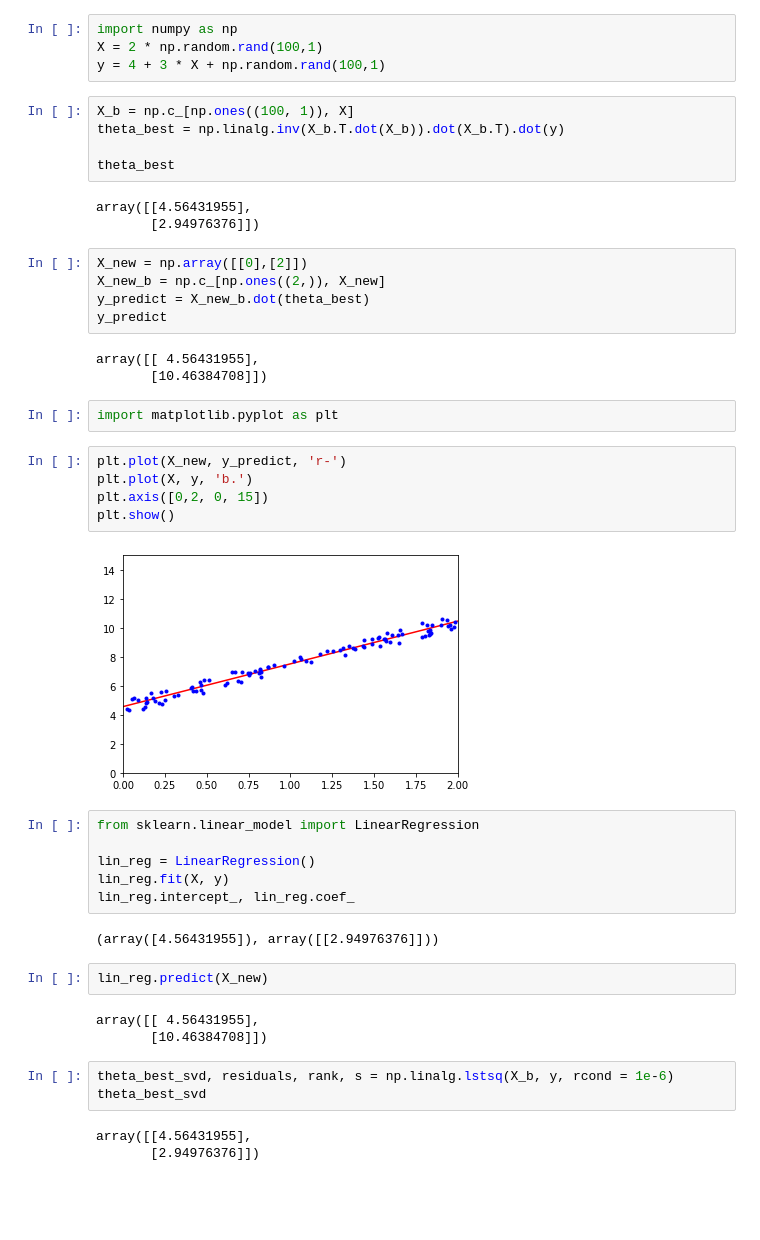
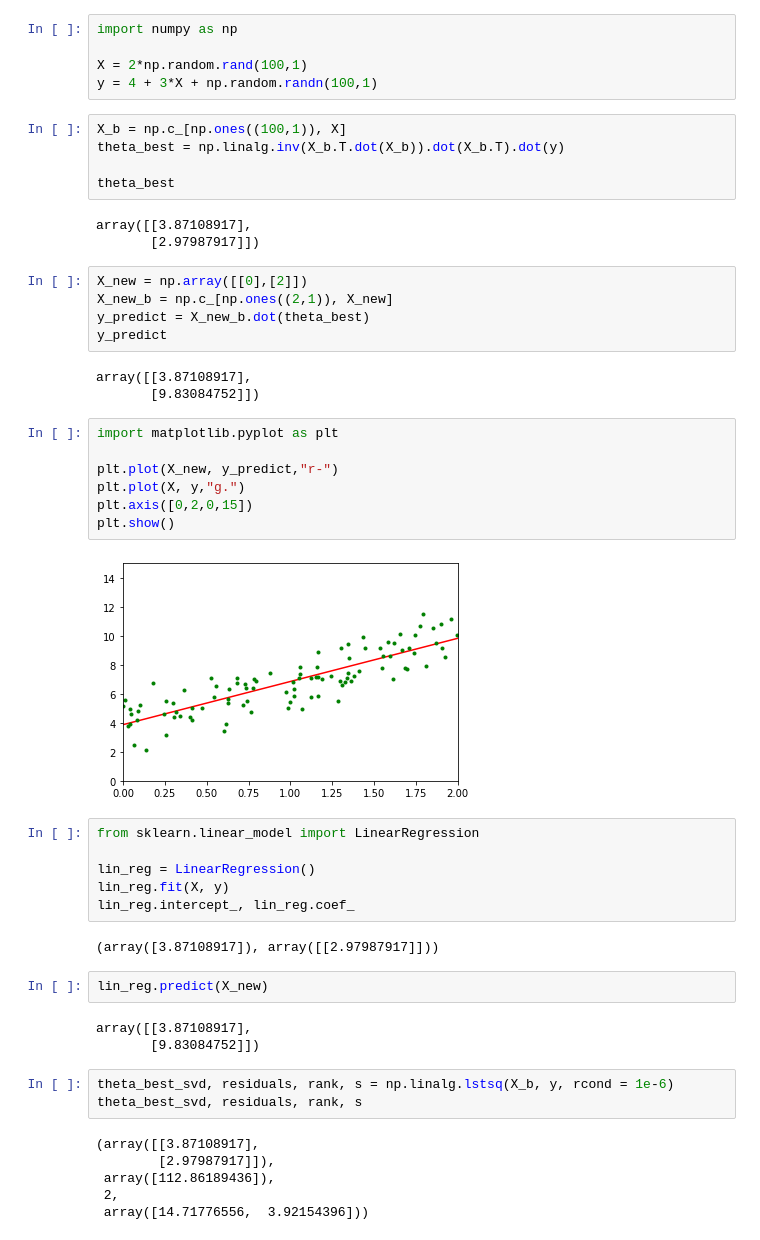
Before and after one commit to JunHeeJang913/Hands-on-ML, a Jupyter notebook: chapter4.ipynb, the cells around one changed output. Saved outputs shown, nothing was run; the diff lists cells and outputs as text; blank space fills up the shorter version.

```diff
--- a/chapter4.ipynb
+++ b/chapter4.ipynb
@@ -1,32 +1,33 @@
 # %%
 import numpy as np
-X = 2 * np.random.rand(100,1)
-y = 4 + 3 * X + np.random.rand(100,1)
+
+X = 2*np.random.rand(100,1)
+y = 4 + 3*X + np.random.randn(100,1)
 # %%
-X_b = np.c_[np.ones((100, 1)), X]
+X_b = np.c_[np.ones((100,1)), X]
 theta_best = np.linalg.inv(X_b.T.dot(X_b)).dot(X_b.T).dot(y)
 
 theta_best
 # %% [output]
-array([[4.56431955],
-       [2.94976376]])
+array([[3.87108917],
+       [2.97987917]])
 # %%
 X_new = np.array([[0],[2]])
-X_new_b = np.c_[np.ones((2,)), X_new]
+X_new_b = np.c_[np.ones((2,1)), X_new]
 y_predict = X_new_b.dot(theta_best)
 y_predict
 # %% [output]
-array([[ 4.56431955],
-       [10.46384708]])
+array([[3.87108917],
+       [9.83084752]])
-# %%
-import matplotlib.pyplot as plt
 # %%
-plt.plot(X_new, y_predict, 'r-')
-plt.plot(X, y, 'b.')
-plt.axis([0,2, 0, 15])
+import matplotlib.pyplot as plt
+
+plt.plot(X_new, y_predict,"r-")
+plt.plot(X, y,"g.")
+plt.axis([0,2,0,15])
 plt.show()
 # %% [output]
-[figure, old version]
+[figure, new version]
 # %%
 from sklearn.linear_model import LinearRegression
 
@@ -34,18 +35,21 @@ lin_reg = LinearRegression()
 lin_reg.fit(X, y)
 lin_reg.intercept_, lin_reg.coef_
 # %% [output]
-(array([4.56431955]), array([[2.94976376]]))
+(array([3.87108917]), array([[2.97987917]]))
 # %%
 lin_reg.predict(X_new)
 # %% [output]
-array([[ 4.56431955],
-       [10.46384708]])
+array([[3.87108917],
+       [9.83084752]])
 # %%
 theta_best_svd, residuals, rank, s = np.linalg.lstsq(X_b, y, rcond = 1e-6)
-theta_best_svd
+theta_best_svd, residuals, rank, s
 # %% [output]
-array([[4.56431955],
-       [2.94976376]])
+(array([[3.87108917],
+        [2.97987917]]),
+ array([112.86189436]),
+ 2,
+ array([14.71776556,  3.92154396]))
 # %%
 np.linalg.pinv(X_b).dot(y)
 # %% [output]
```
Also changed, not shown: parts of 22 cells of this notebook.
